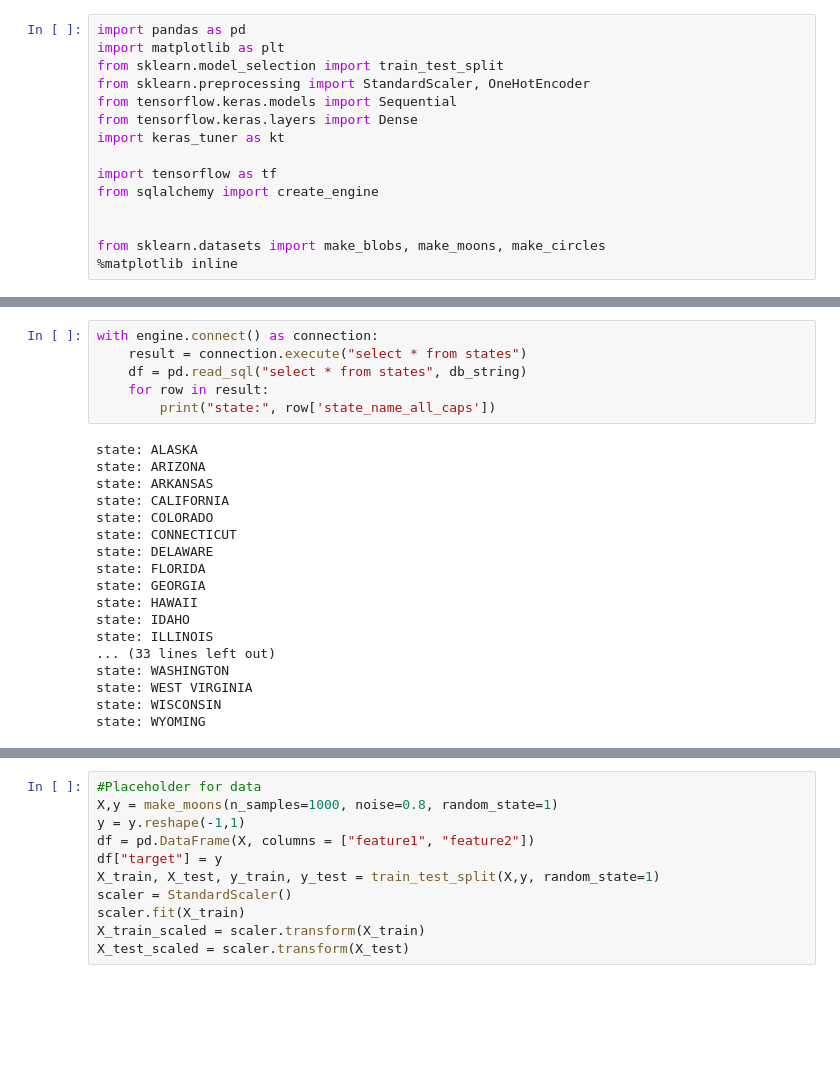
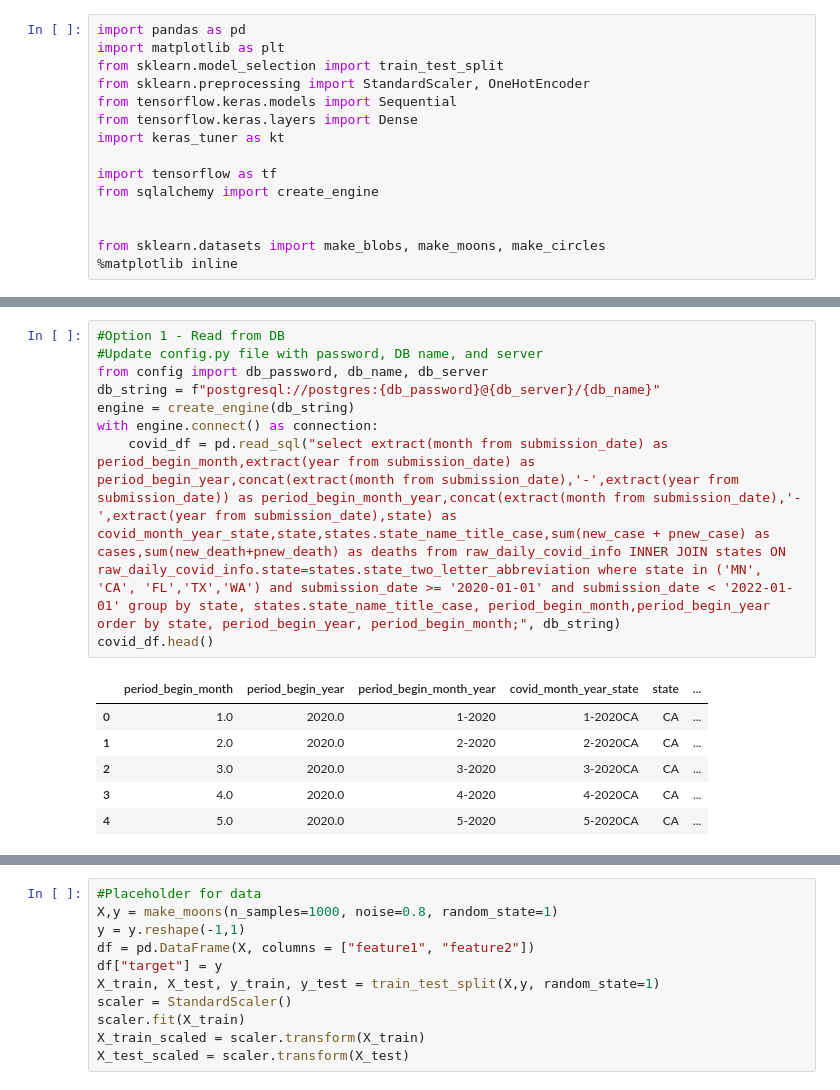
Before and after one commit to ajmotylinski/Data_Viz_Final_Project, a Jupyter notebook: machine_learning.ipynb, the cells around one changed output, grey strips where cells are left out. Saved outputs shown, nothing was run; the diff lists cells and outputs as text; blank space fills up the shorter version.

Commit message:
added import options as DB connect or import CSV

```diff
--- a/machine_learning.ipynb
+++ b/machine_learning.ipynb
@@ -23,25 +23,17 @@ engine = create_engine(db_string)
 # %%
+#Option 1 - Read from DB
+#Update config.py file with password, DB name, and server
+from config import db_password, db_name, db_server
+db_string = f"postgresql://postgres:{db_password}@{db_server}/{db_name}"
+engine = create_engine(db_string)
 with engine.connect() as connection:
-    result = connection.execute("select * from states")
-    df = pd.read_sql("select * from states", db_string)
-    for row in result:
-        print("state:", row['state_name_all_caps'])
+    covid_df = pd.read_sql("select extract(month from submission_date) as period_begin_month,extract(year from submission_date) as period_begin_year,concat(extract(month from submission_date),'-',extract(year from submission_date)) as period_begin_month_year,concat(extract(month from submission_date),'-',extract(year from submission_date),state) as covid_month_year_state,state,states.state_name_title_case,sum(new_case + pnew_case) as cases,sum(new_death+pnew_death) as deaths from raw_daily_covid_info INNER JOIN states ON raw_daily_covid_info.state=states.state_two_letter_abbreviation where state in ('MN', 'CA', 'FL','TX','WA') and submission_date >= '2020-01-01' and submission_date < '2022-01-01' group by state, states.state_name_title_case, period_begin_month,period_begin_year order by state, period_begin_year, period_begin_month;", db_string)
+covid_df.head()
 # %% [output]
-state: ALASKA
-state: ARIZONA
-state: ARKANSAS
-state: CALIFORNIA
-state: COLORADO
-state: CONNECTICUT
-state: DELAWARE
-state: FLORIDA
-state: GEORGIA
-state: HAWAII
-state: IDAHO
-state: ILLINOIS
-... (33 lines left out)
-state: WASHINGTON
-state: WEST VIRGINIA
-state: WISCONSIN
-state: WYOMING
+|  | period_begin_month | period_begin_year | period_begin_month_year | covid_month_year_state | state | ... |
+| 0 | 1.0 | 2020.0 | 1-2020 | 1-2020CA | CA | ... |
+| 1 | 2.0 | 2020.0 | 2-2020 | 2-2020CA | CA | ... |
+| 2 | 3.0 | 2020.0 | 3-2020 | 3-2020CA | CA | ... |
+| 3 | 4.0 | 2020.0 | 4-2020 | 4-2020CA | CA | ... |
+| 4 | 5.0 | 2020.0 | 5-2020 | 5-2020CA | CA | ... |
 # %%
```
Also changed, not shown: parts of 5 cells of this notebook.
